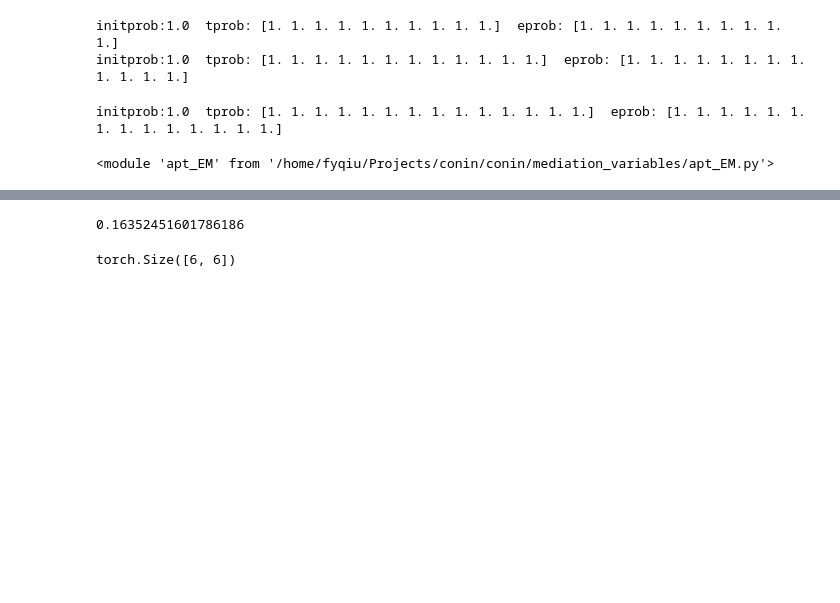
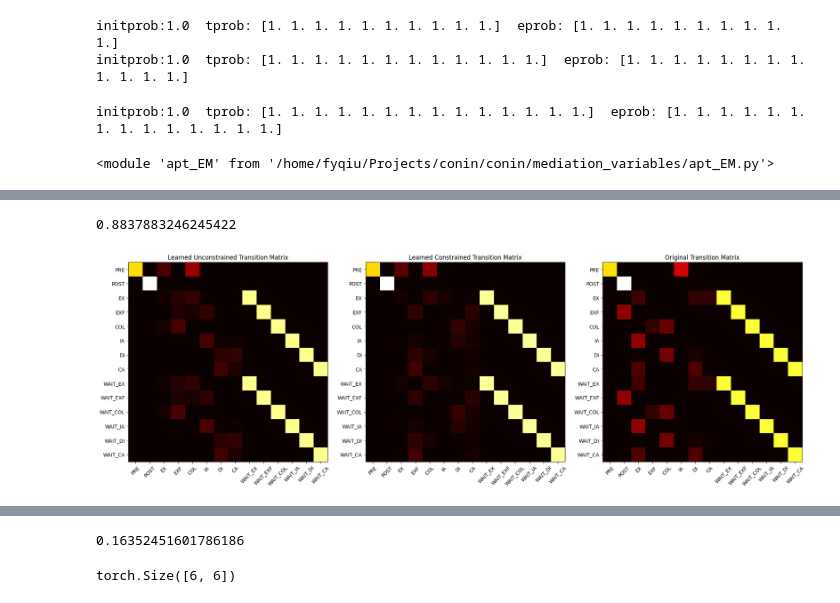
Before and after one commit to sandialabs/conin, a Jupyter notebook: conin/mediation_variables/apt_EM_test.ipynb, the cells around one changed output, grey strips where cells are left out. Cells and saved outputs as stored; diff of their text form; code cells hidden in the pictures; blank space fills up the shorter version.

```diff
--- a/conin/mediation_variables/apt_EM_test.ipynb
+++ b/conin/mediation_variables/apt_EM_test.ipynb
@@ -224,8 +238,0 @@ tensor([1.0000, 1.0000, 1.0000, 1.0000, 1.0000, 1.0000, 1.0000, 1.0000, 1.0000,
-# %%
-B = 10
-seq_list = []
-for b in range(B):
-    apt_truth, combined_emits = ahlp.combined_simulation(apt_hmm, user_list, cst_list)
-    seq_list.append(combined_emits)
-
-weight_list = em_emitweights(ordered_apt,seq_list)
@@ -233,0 +259,3 @@ ttl_gamma, ttl_xi, log_prob, debug_prob_list = apt_BW(weight_list, hmm_params,cs
+# %%
+unc_new_apt, unc_new_params, unc_time_list = em.apt_EM_v2(apt_hmm, dummy_cst_list, seq_list,  device ='cuda:0', conv = 1e-4, max_step = 50, \
+                                        dtype = torch.float32, rand_init = True, mix_param = .81, timer = True, fix_mu = None)
@@ -233,0 +280,43 @@ ttl_gamma, ttl_xi, log_prob, debug_prob_list = apt_BW(weight_list, hmm_params,cs
+# %%
+unc_new_params[3]
+# %% [output]
+0.8837883246245422
+# %%
+fig, axes = plt.subplots(1, 3, figsize=(20, 10))
+
+# Plot the first heatmap
+# cax1 = axes[0].imshow(new_params[0][:(2+L),:(2+L)].cpu(), cmap='hot', interpolation='nearest')
+cax1 = axes[0].imshow(unc_new_params[0].cpu(), cmap='hot', interpolation='nearest')
+axes[0].set_title('Learned Unconstrained Transition Matrix')
+axes[0].set_xticks(np.arange(len(list(ordered_apt.states))))
+axes[0].set_xticklabels(list(ordered_apt.states), rotation=45)
+axes[0].set_yticks(np.arange(len(list(ordered_apt.states))))
+axes[0].set_yticklabels(list(ordered_apt.states))
+
+# fig.colorbar(cax1, ax=axes[0])
+
+# Plot the second heatmap
+# cax2 = axes[1].imshow(hmm_params[0][:(2+L),:(2+L)].cpu(), cmap='hot', interpolation='nearest')
+cax2 = axes[1].imshow(new_params[0].cpu(), cmap='hot', interpolation='nearest')
+axes[1].set_title('Learned Constrained Transition Matrix')
+axes[1].set_xticks(np.arange(len(list(ordered_apt.states))))
+axes[1].set_xticklabels(list(ordered_apt.states), rotation=45)
+axes[1].set_yticks(np.arange(len(list(ordered_apt.states))))
+axes[1].set_yticklabels(list(ordered_apt.states))
+
+# fig.colorbar(cax2, ax=axes[1])
+
+cax3 = axes[2].imshow(true_hmm_params[0].cpu(), cmap='hot', interpolation='nearest')
+axes[2].set_title('Original Transition Matrix')
+axes[2].set_xticks(np.arange(len(list(ordered_apt.states))))
+axes[2].set_xticklabels(list(ordered_apt.states), rotation=45)
+axes[2].set_yticks(np.arange(len(list(ordered_apt.states))))
+axes[2].set_yticklabels(list(ordered_apt.states))
+
+# fig.colorbar(cax3, ax=axes[2])
+
+# Show the plots
+plt.tight_layout()
+plt.show()
+# %% [output]
+[figure, added]
```
Also changed, not shown: parts of 90 cells of this notebook, 3 other files.
